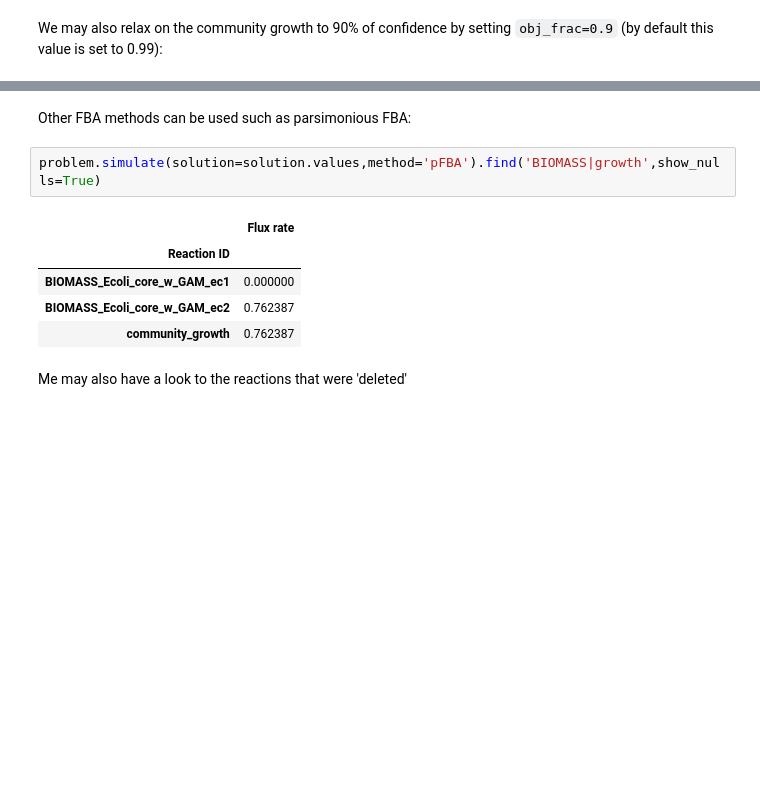
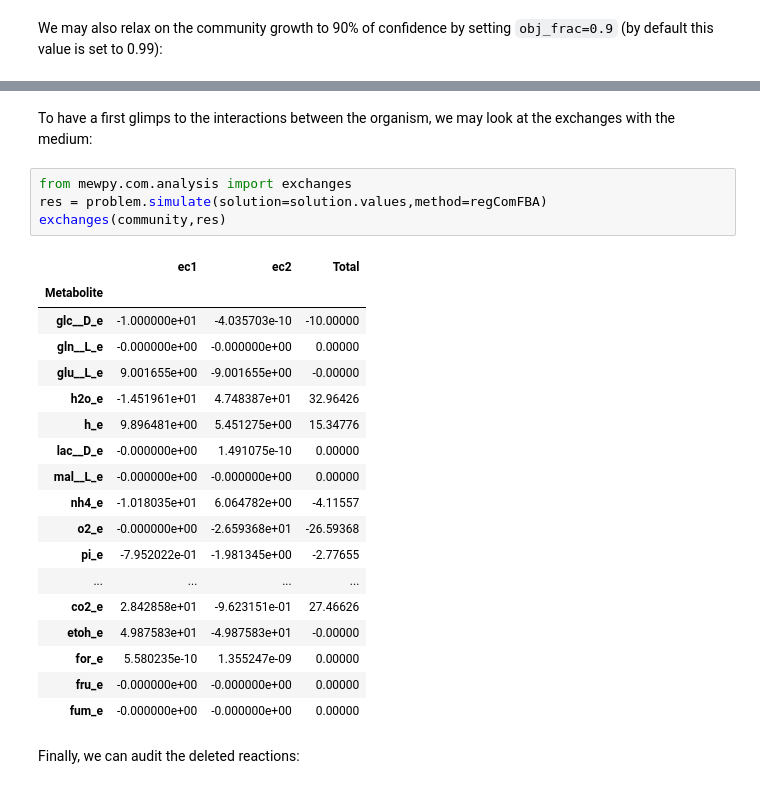
Before and after one commit to vmspereira/MEWpy, a Jupyter notebook: examples/09-crossfeeding.ipynb, the cells around one changed output, grey strips where cells are left out. Drawn from its saved outputs; the diff is of its cells as text; blank space fills up the shorter version.

```diff
--- a/examples/09-crossfeeding.ipynb
+++ b/examples/09-crossfeeding.ipynb
@@ -294,16 +308,31 @@ problem.simulate(solution=solution.values,method=regComFBA, obj_frac=0.9).find('
 | community_growth | 0.686148 |
-# %% [markdown]
-Other FBA methods can be used such as parsimonious FBA:
+# %% [markdown]
+To have a first glimps to the interactions between the organism, we may look at the exchanges with the medium:
 # %%
-problem.simulate(solution=solution.values,method='pFBA').find('BIOMASS|growth',show_nulls=True)
+from mewpy.com.analysis import exchanges
+res = problem.simulate(solution=solution.values,method=regComFBA)
+exchanges(community,res)
 # %% [output]
-|  | Flux rate |
-| Reaction ID |  |
-| BIOMASS_Ecoli_core_w_GAM_ec1 | 0.000000 |
-| BIOMASS_Ecoli_core_w_GAM_ec2 | 0.762387 |
-| community_growth | 0.762387 |
+|  | ec1 | ec2 | Total |
+| Metabolite |  |  |  |
+| glc__D_e | -1.000000e+01 | -4.035703e-10 | -10.00000 |
+| gln__L_e | -0.000000e+00 | -0.000000e+00 | 0.00000 |
+| glu__L_e | 9.001655e+00 | -9.001655e+00 | -0.00000 |
+| h2o_e | -1.451961e+01 | 4.748387e+01 | 32.96426 |
+| h_e | 9.896481e+00 | 5.451275e+00 | 15.34776 |
+| lac__D_e | -0.000000e+00 | 1.491075e-10 | 0.00000 |
+| mal__L_e | -0.000000e+00 | -0.000000e+00 | 0.00000 |
+| nh4_e | -1.018035e+01 | 6.064782e+00 | -4.11557 |
+| o2_e | -0.000000e+00 | -2.659368e+01 | -26.59368 |
+| pi_e | -7.952022e-01 | -1.981345e+00 | -2.77655 |
+| ... | ... | ... | ... |
+| co2_e | 2.842858e+01 | -9.623151e-01 | 27.46626 |
+| etoh_e | 4.987583e+01 | -4.987583e+01 | -0.00000 |
+| for_e | 5.580235e-10 | 1.355247e-09 | 0.00000 |
+| fru_e | -0.000000e+00 | -0.000000e+00 | 0.00000 |
+| fum_e | -0.000000e+00 | -0.000000e+00 | 0.00000 |
-# %% [markdown]
-Me may also have a look to the reactions that were 'deleted'
+# %% [markdown]
+Finally, we can audit the deleted reactions:
 # %%
 problem.solution_to_constraints(solution.values)
 # %% [output]
```
Also changed, not shown: parts of 17 cells of this notebook, 1 other file.
